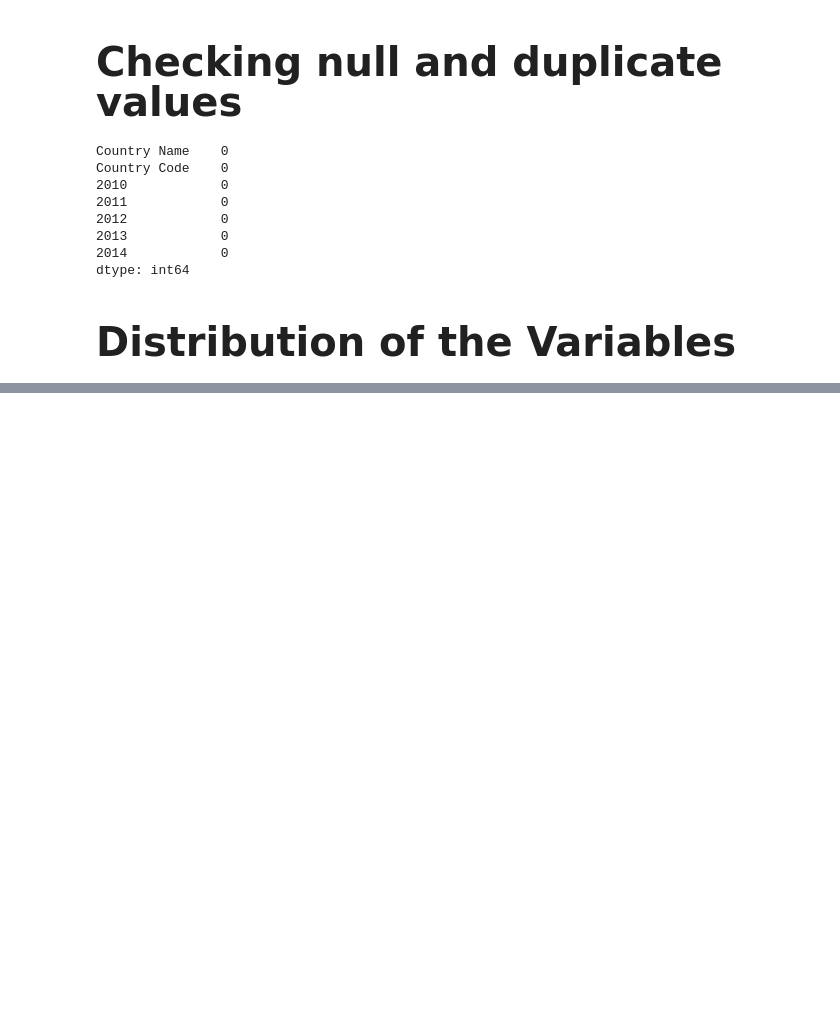
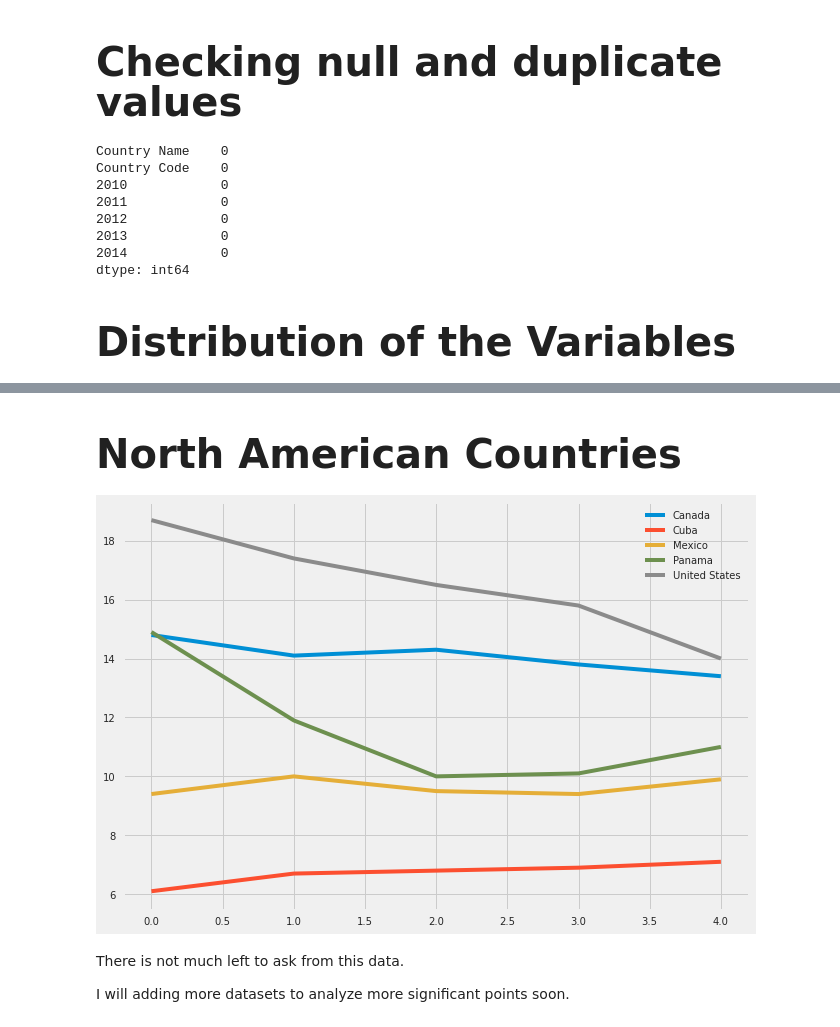
Before and after one commit to pratik-276/Infinite_Stories_with_Data, a Jupyter notebook: World bank Youth Unemployment Rates/youth-unemployment-rates.ipynb, the cells around one changed output, grey strips where cells are left out. Cells and saved outputs as stored; diff of their text form; code cells hidden in the pictures; blank space fills up the shorter version.

```diff
--- a/World bank Youth Unemployment Rates/youth-unemployment-rates.ipynb
+++ b/World bank Youth Unemployment Rates/youth-unemployment-rates.ipynb
@@ -109,0 +151,20 @@ px.box(data.drop(['Country Name','Country Code'], axis=1))
+# %% [markdown]
+<h1 style="font-size:40px">North American Countries</h1>
+# %%
+north_american_countries = ['United States', 'Canada', 'Panama','Mexico','Cuba']
+
+df = data[data['Country Name'].isin(north_american_countries)].reset_index(drop=True)
+
+plt.figure(figsize=(10,7))
+for i in range(df.shape[0]):
+    lst = df.iloc[i].tolist()[2:]
+    plt.plot([0,1,2,3,4], lst, label=df['Country Name'][i])
+
+plt.legend()
+plt.show()
+# %% [output]
+[figure, added]
+# %% [markdown]
+There is not much left to ask from this data.
+
+I will adding more datasets to analyze more significant points soon.
```
Also changed, not shown: parts of 9 cells of this notebook.
